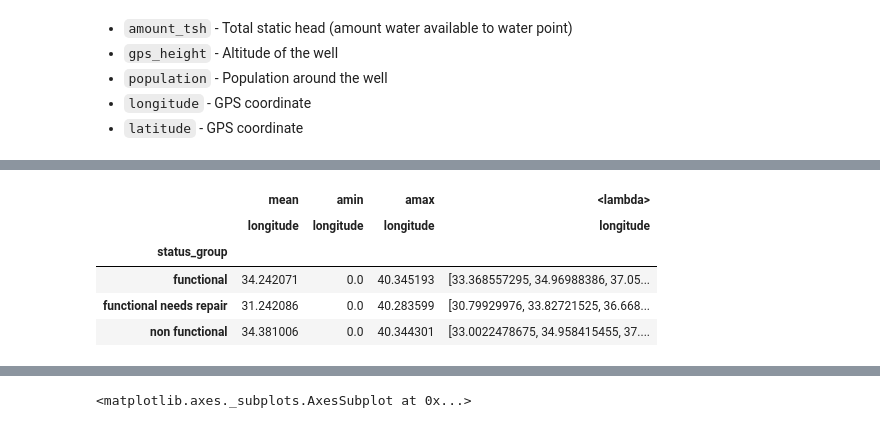
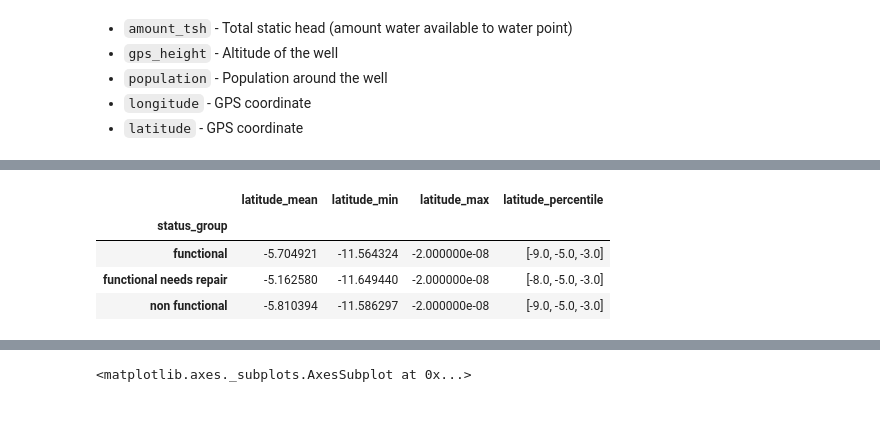
Before and after one commit to sophia-li-he/predict_water_pumps_reproducible, a Jupyter notebook: Predict Which Water Pumps Are Faulty Using Reproducible Code.ipynb, the cells around one changed output, grey strips where cells are left out. Cells and saved outputs as stored; diff of their text form; code cells hidden in the pictures.

```diff
--- a/Predict Which Water Pumps Are Faulty Using Reproducible Code.ipynb
+++ b/Predict Which Water Pumps Are Faulty Using Reproducible Code.ipynb
@@ -394,12 +398,13 @@ pd.pivot_table(df_train, values='gps_height', index='status_group', aggfunc=[np.
 # %%
-pd.pivot_table(df_train, values='longitude', index='status_group', aggfunc=[np.mean, np.min, np.max,\
-                                                                            lambda x: [np.percentile(x, 25),\
-                                                                                      np.percentile(x, 50),\
-                                                                                      np.percentile(x, 75)]])
+df_pv = pd.pivot_table(df_train, values='latitude', index='status_group', aggfunc=[np.mean, np.min, np.max,\
+                                                                    lambda x: [round(np.percentile(x, 25),0),\
+                                                                               round(np.percentile(x, 50),0),\
+                                                                               round(np.percentile(x, 75),0)]])
+df_pv.columns = df_pv.columns.get_level_values(1) + '_' + ['mean', 'min', 'max', 'percentile']
+df_pv
 # %% [output]
-|  | mean | amin | amax | <lambda> |
-|  | longitude | longitude | longitude | longitude |
+|  | latitude_mean | latitude_min | latitude_max | latitude_percentile |
 | status_group |  |  |  |  |
-| functional | 34.242071 | 0.0 | 40.345193 | [33.368557295, 34.96988386, 37.05... |
-| functional needs repair | 31.242086 | 0.0 | 40.283599 | [30.79929976, 33.82721525, 36.668... |
-| non functional | 34.381006 | 0.0 | 40.344301 | [33.0022478675, 34.958415455, 37.... |
+| functional | -5.704921 | -11.564324 | -2.000000e-08 | [-9.0, -5.0, -3.0] |
+| functional needs repair | -5.162580 | -11.649440 | -2.000000e-08 | [-8.0, -5.0, -3.0] |
+| non functional | -5.810394 | -11.586297 | -2.000000e-08 | [-9.0, -5.0, -3.0] |
```
Also changed, not shown: parts of 5 cells of this notebook.
